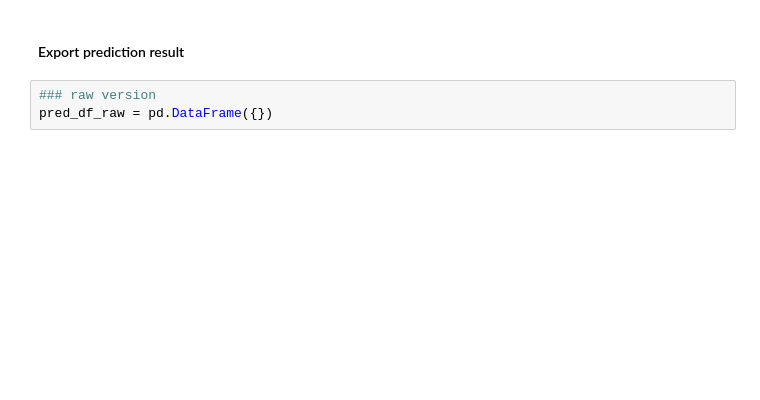
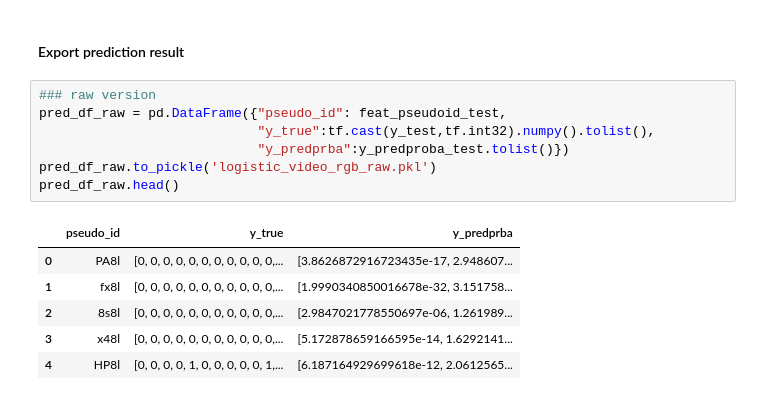
Before and after one commit to erikanfox/YouTube-8m-Classification, a Jupyter notebook: video_logistic.ipynb, the cells around one changed output. Cells and saved outputs as stored; diff of their text form; blank space fills up the shorter version.

```diff
--- a/video_logistic.ipynb
+++ b/video_logistic.ipynb
@@ -121,6 +135,17 @@ ModuleNotFoundError: No module named 'eval_util'
 # %% [markdown]
 #### Export prediction result
-# %%
-### raw version
-pred_df_raw = pd.DataFrame({})
+# %%
+### raw version
+pred_df_raw = pd.DataFrame({"pseudo_id": feat_pseudoid_test,
+                            "y_true":tf.cast(y_test,tf.int32).numpy().tolist(),
+                            "y_predprba":y_predproba_test.tolist()})
+pred_df_raw.to_pickle('logistic_video_rgb_raw.pkl')
+pred_df_raw.head()
+# %% [output]
+|  | pseudo_id | y_true | y_predprba |
+| 0 | PA8l | [0, 0, 0, 0, 0, 0, 0, 0, 0, 0, 0,... | [3.8626872916723435e-17, 2.948607... |
+| 1 | fx8l | [0, 0, 0, 0, 0, 0, 0, 0, 0, 0, 0,... | [1.9990340850016678e-32, 3.151758... |
+| 2 | 8s8l | [0, 0, 0, 0, 0, 0, 0, 0, 0, 0, 0,... | [2.9847021778550697e-06, 1.261989... |
+| 3 | x48l | [0, 0, 0, 0, 0, 0, 0, 0, 0, 0, 0,... | [5.172878659166595e-14, 1.6292141... |
+| 4 | HP8l | [0, 0, 0, 0, 1, 0, 0, 0, 0, 0, 1,... | [6.187164929699618e-12, 2.0612565... |
 # %%
```
Also changed, not shown: parts of 4 cells of this notebook.
